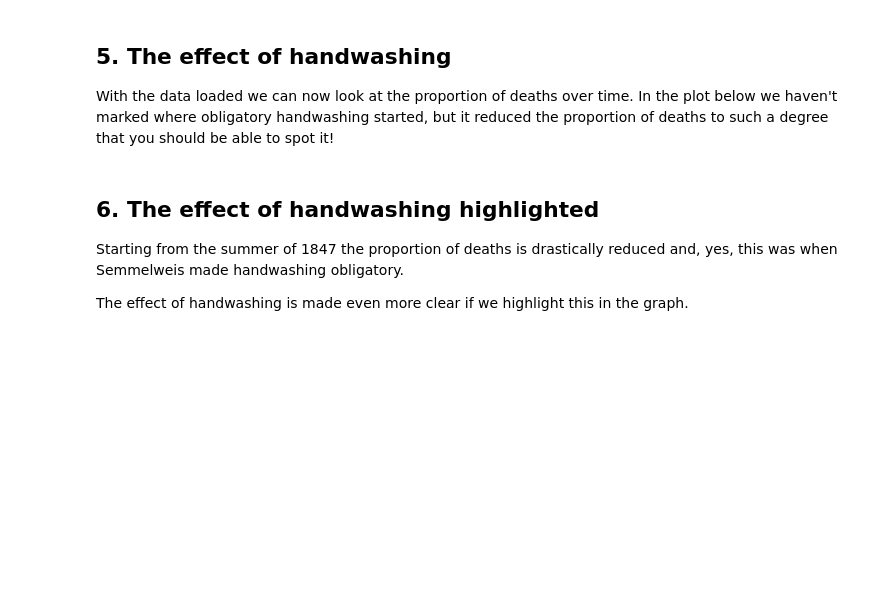
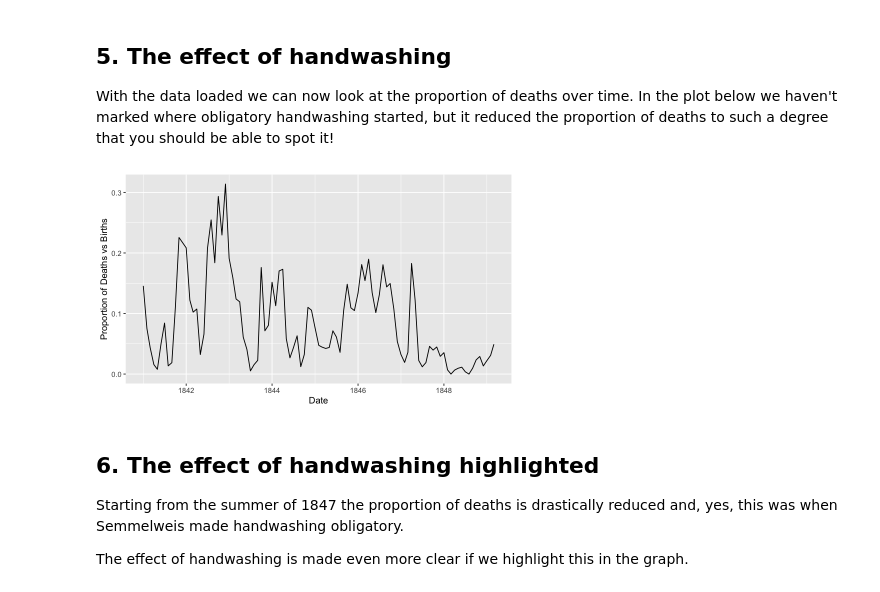
Before and after one commit to JeremyTallant/discovery_of_handwashing, a Jupyter notebook: handwashing.ipynb, the cells around one changed output. Saved outputs shown, nothing was run; the diff lists cells and outputs as text; code cells hidden in the pictures; blank space fills up the shorter version.

```diff
--- a/handwashing.ipynb
+++ b/handwashing.ipynb
@@ -129,3 +126,10 @@ A tibble: 4 × 4
+# %%
+# Plot monthly proportion of deaths
+ggplot(monthly, aes(x = date, y = proportion_deaths)) +
+geom_line() +
+labs(x = "Date", y = "Proportion of Deaths vs Births")
+# %% [output]
+[figure, added]
 # %% [markdown]
 ## 6. The effect of handwashing highlighted
 <p>Starting from the summer of 1847 the proportion of deaths is drastically reduced and, yes, this was when Semmelweis made handwashing obligatory. </p>
```
Also changed, not shown: parts of 1 cell of this notebook.
